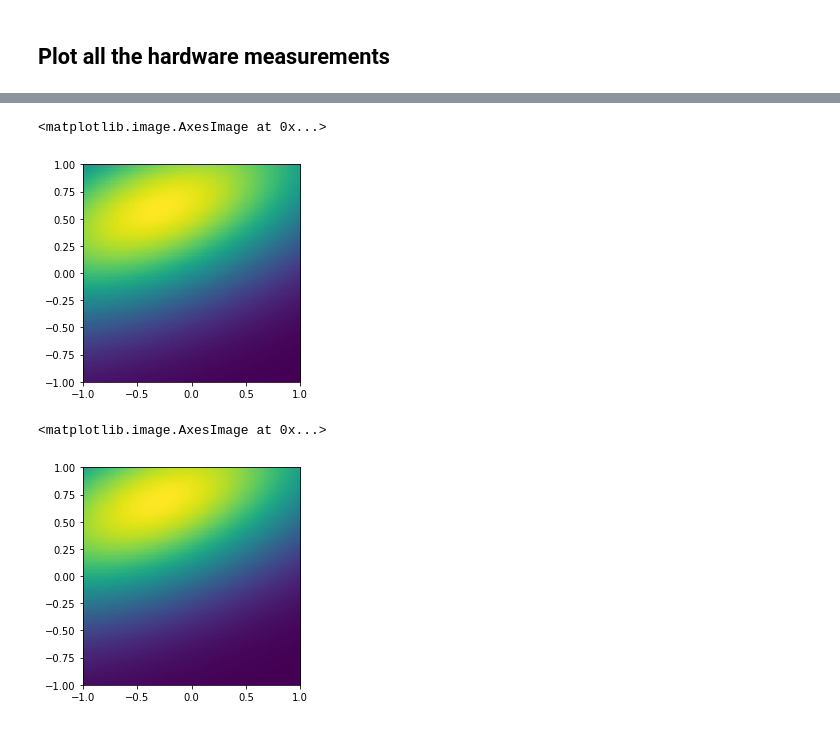
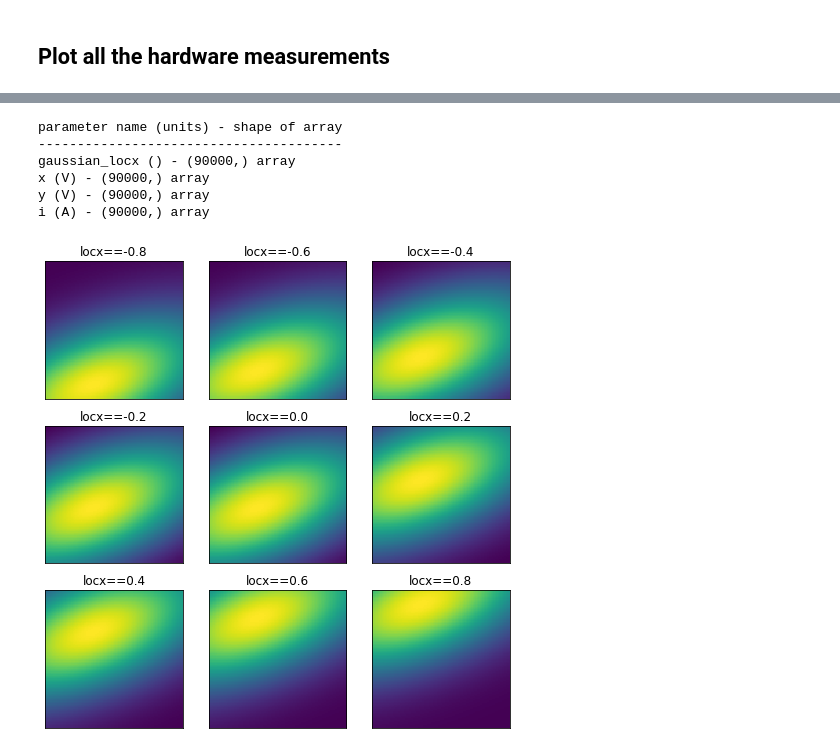
Before and after one commit to kouwenhovenlab/pytopo, a Jupyter notebook: pytopo/sweep/docs/hardsweep.ipynb, the cells around one changed output, grey strips where cells are left out. Cells and saved outputs as stored; diff of their text form; code cells hidden in the pictures.

```diff
--- a/pytopo/sweep/docs/hardsweep.ipynb
+++ b/pytopo/sweep/docs/hardsweep.ipynb
@@ -130,7 +127,7 @@ plt.imshow(imgdata, extent=[-1, 1, -1, 1], interpolation="nearest", origin="lowe
 # %% [markdown]
 We will now sweep the location of the Gaussin blob along the x-axis and for each set point, we will perform a hardware measurement
 # %%
-sweep_object = sweep(gaussian2d.locx, [.1, .2, .3, .4, .5, .6, .7])(
+sweep_object = sweep(gaussian2d.locx, np.linspace(-0.8, 0.8, 9))(
     hardware_measurement(sample_points, gaussian2d)
 )
 # %%
@@ -149,4 +141,0 @@ df = get_data_as_pandas_df(data.run_id)[0]
-# %%
-# Plot the measurement values for location x = 0.1
-imgdata1 = np.array(df[df.loc[:, "gaussian_locx ()"] == 0.1]["i (A)"]).reshape(100, 100)
-plt.imshow(imgdata1, extent=[-1, 1, -1, 1], interpolation="nearest", origin="lower")
@@ -184,14 +142,32 @@ plt.imshow(imgdata5, extent=[-1, 1, -1, 1], interpolation="nearest", origin="low
-# %%
-# Plot the measurement values for location x = 0.6
-imgdata6 = np.array(df[df.loc[:, "gaussian_locx ()"] == 0.6]["i (A)"]).reshape(100, 100)
-plt.imshow(imgdata6, extent=[-1, 1, -1, 1], interpolation="nearest", origin="lower")
-# %% [output]
-<matplotlib.image.AxesImage at 0x...>
-[figure, removed]
-# %%
-# Plot the measurement values for location x = 0.7
-imgdata7 = np.array(df[df.loc[:, "gaussian_locx ()"] == 0.7]["i (A)"]).reshape(100, 100)
-plt.imshow(imgdata7, extent=[-1, 1, -1, 1], interpolation="nearest", origin="lower")
-# %% [output]
-<matplotlib.image.AxesImage at 0x...>
-[figure, removed]
+# %%
+data_dict = get_data_by_id(data.run_id)
+# %%
+print("parameter name (units) - shape of array")
+print("---------------------------------------")
+for axis_data in data_dict[0]:
+    print(f"{axis_data['name']} ({axis_data['unit']}) - {axis_data['data'].shape} array")
+# %% [output]
+parameter name (units) - shape of array
+---------------------------------------
+gaussian_locx () - (90000,) array
+x (V) - (90000,) array
+y (V) - (90000,) array
+i (A) - (90000,) array
+# %%
+unique_locx = np.unique(data_dict[0][0]['data'])
+# %%
+f, axes = plt.subplots(3, 3, figsize=(7, 7))
+
+for locx, ax in zip(unique_locx, axes.ravel()):
+    imgdata1 = np.array(data_dict[0][3]['data'][data_dict[0][0]['data'] == locx]).reshape(100, 100)
+    ax.imshow(imgdata1,
+              extent=[-1, 1, -1, 1],
+              interpolation="nearest",
+              origin="lower")
+    ax.set_title(f"locx=={locx}")
+    ax.get_xaxis().set_visible(False)
+    ax.get_yaxis().set_visible(False)
+
+f.tight_layout()
+# %% [output]
+[figure, added]
```
Also changed, not shown: parts of 12 cells of this notebook.
